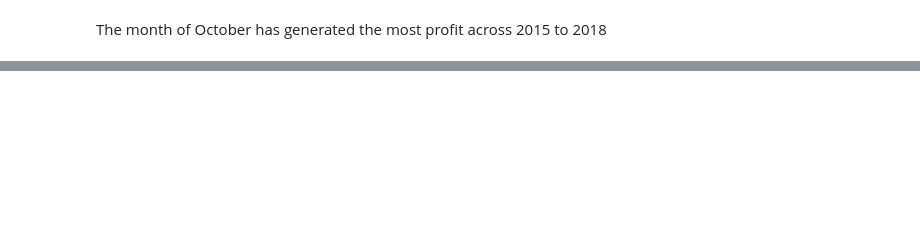
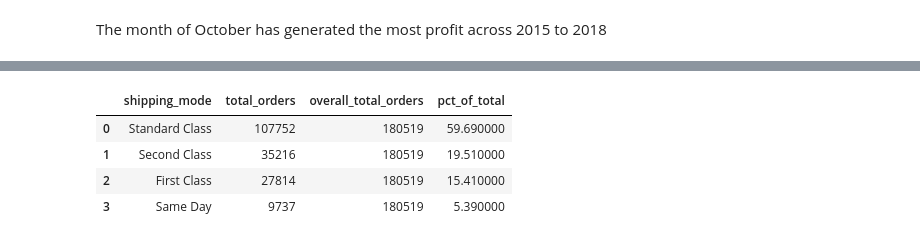
Before and after one commit to JanBrixIlan/Supply-Chain-Performance-Analysis, a Jupyter notebook: notebooks/02_eda.ipynb, the cells around one changed output, grey strips where cells are left out. Drawn from its saved outputs; the diff is of its cells as text; code cells hidden in the pictures; blank space fills up the shorter version.

```diff
--- a/notebooks/02_eda.ipynb
+++ b/notebooks/02_eda.ipynb
@@ -140,0 +151,23 @@ The month of October has generated the most profit across 2015 to 2018
+# %%
+query = """
+SELECT
+         shipping_mode
+       , COUNT(*) as total_orders
+       , SUM(COUNT(*)) OVER() as overall_total_orders
+       , ROUND(
+        COUNT(*) * 100.0 / SUM(COUNT(*)) OVER(),
+        2
+    ) AS pct_of_total
+FROM dbo.supply_chain_data
+GROUP BY shipping_mode
+ORDER BY total_orders DESC;
+"""
+
+df = pd.read_sql(query, engine)
+df.style
+# %% [output]
+|  | shipping_mode | total_orders | overall_total_orders | pct_of_total |
+| 0 | Standard Class | 107752 | 180519 | 59.690000 |
+| 1 | Second Class | 35216 | 180519 | 19.510000 |
+| 2 | First Class | 27814 | 180519 | 15.410000 |
+| 3 | Same Day | 9737 | 180519 | 5.390000 |
```
Also changed, not shown: parts of 10 cells of this notebook.
